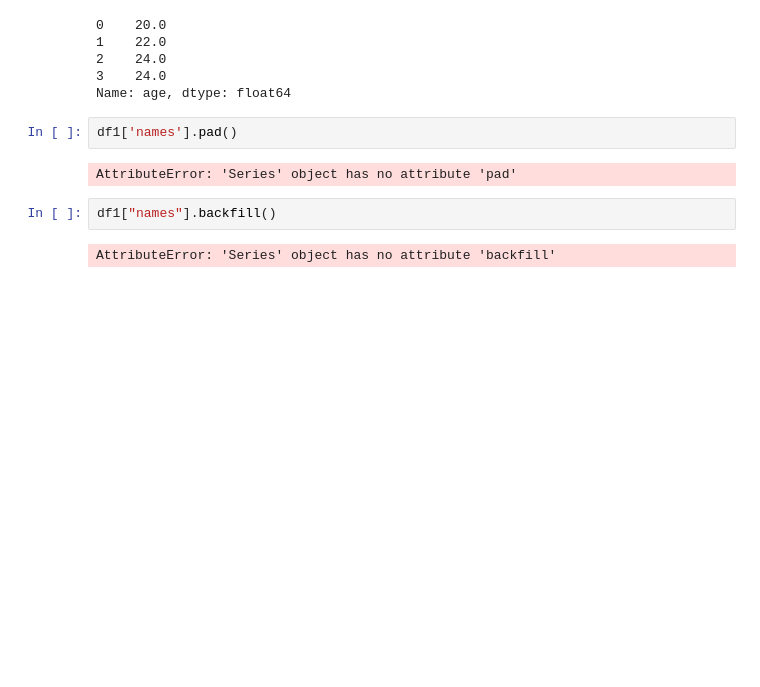
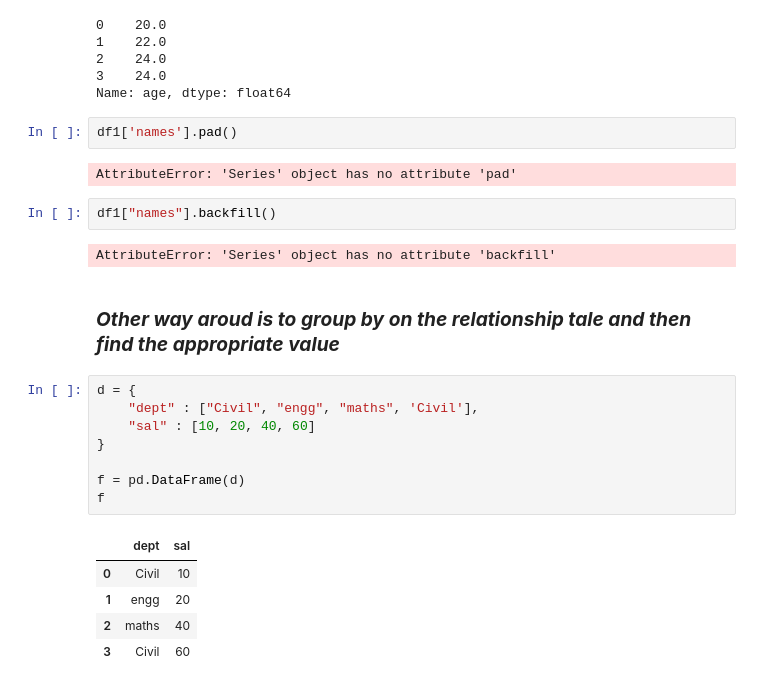
Before and after one commit to PrathamIngole/Data-Science, a Jupyter notebook: pandas/DataFrame/Feature_scaling.ipynb, the cells around one changed output. Saved outputs shown, nothing was run; the diff lists cells and outputs as text; blank space fills up the shorter version.

```diff
--- a/pandas/DataFrame/Feature_scaling.ipynb
+++ b/pandas/DataFrame/Feature_scaling.ipynb
@@ -447,3 +447,19 @@ AttributeError: 'Series' object has no attribute 'pad'
 df1["names"].backfill()
 # %% [output]
 AttributeError: 'Series' object has no attribute 'backfill'
+# %% [markdown]
+### ***Other way aroud is to group by on the relationship tale and then find the appropriate value***
+# %%
+d = {
+    "dept" : ["Civil", "engg", "maths", 'Civil'],
+    "sal" : [10, 20, 40, 60]
+}
+
+f = pd.DataFrame(d)
+f
+# %% [output]
+|  | dept | sal |
+| 0 | Civil | 10 |
+| 1 | engg | 20 |
+| 2 | maths | 40 |
+| 3 | Civil | 60 |
```
Also changed, not shown: parts of 1 cell of this notebook, 3 other files.
